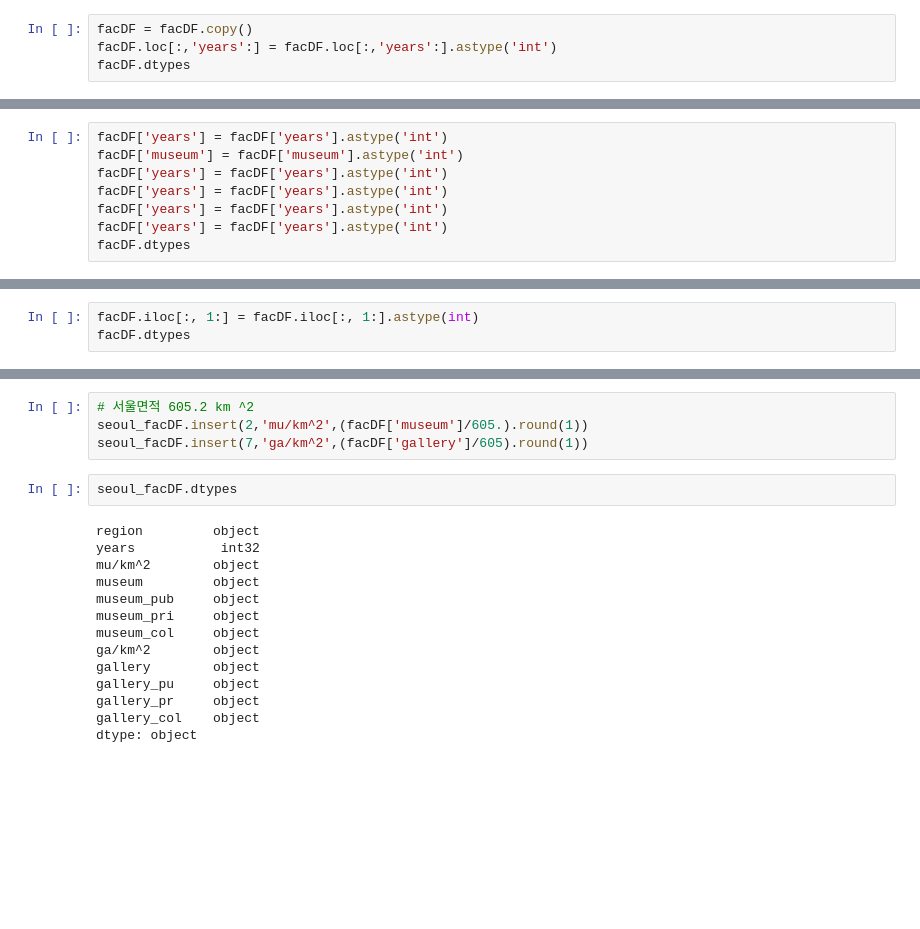
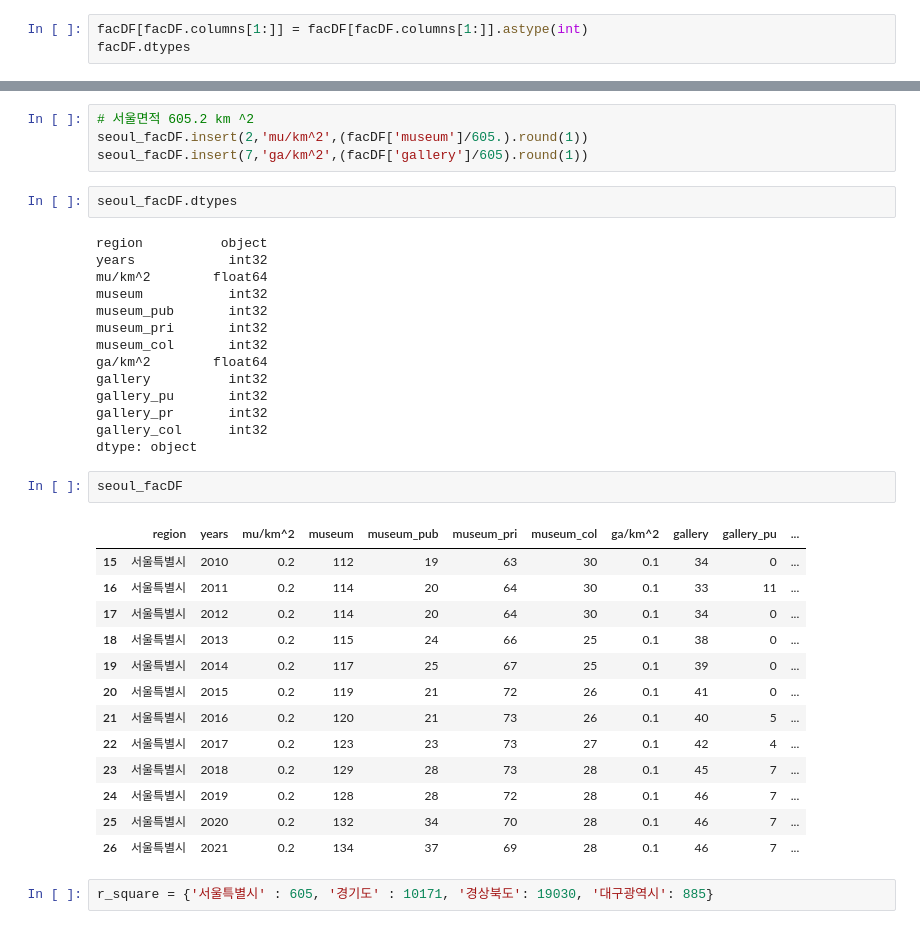
Before and after one commit to matdongsan5/Project, a Jupyter notebook: Numpy_이정욱/check.ipynb, the cells around one changed output, grey strips where cells are left out. Cells and saved outputs as stored; diff of their text form; blank space fills up the shorter version.

```diff
--- a/Numpy_이정욱/check.ipynb
+++ b/Numpy_이정욱/check.ipynb
@@ -50,6 +61,5 @@ facDF = facDF.drop(0)
 facDF = facDF.replace('-','0')
 facDF = facDF.replace('...','0')
 # %%
-facDF = facDF.copy()
-facDF.loc[:,'years':] = facDF.loc[:,'years':].astype('int')
+facDF[facDF.columns[1:]] = facDF[facDF.columns[1:]].astype(int)
 facDF.dtypes
@@ -56,8 +77,0 @@ facDF.dtypes
-# %%
-facDF['years'] = facDF['years'].astype('int')
-facDF['museum'] = facDF['museum'].astype('int')
-facDF['years'] = facDF['years'].astype('int')
-facDF['years'] = facDF['years'].astype('int')
-facDF['years'] = facDF['years'].astype('int')
-facDF['years'] = facDF['years'].astype('int')
-facDF.dtypes
@@ -76,3 +77,0 @@ dtype: object
-# %%
-facDF.iloc[:, 1:] = facDF.iloc[:, 1:].astype(int)
-facDF.dtypes
@@ -129,16 +116,34 @@ seoul_facDF.insert(7,'ga/km^2',(facDF['gallery']/605).round(1))
 # %%
 seoul_facDF.dtypes
 # %% [output]
-region         object
-years           int32
-mu/km^2        object
-museum         object
-museum_pub     object
-museum_pri     object
-museum_col     object
-ga/km^2        object
-gallery        object
-gallery_pu     object
-gallery_pr     object
-gallery_col    object
+region          object
+years            int32
+mu/km^2        float64
+museum           int32
+museum_pub       int32
+museum_pri       int32
+museum_col       int32
+ga/km^2        float64
+gallery          int32
+gallery_pu       int32
+gallery_pr       int32
+gallery_col      int32
 dtype: object
+# %%
+seoul_facDF
+# %% [output]
+|  | region | years | mu/km^2 | museum | museum_pub | museum_pri | museum_col | ga/km^2 | gallery | gallery_pu | ... |
+| 15 | 서울특별시 | 2010 | 0.2 | 112 | 19 | 63 | 30 | 0.1 | 34 | 0 | ... |
+| 16 | 서울특별시 | 2011 | 0.2 | 114 | 20 | 64 | 30 | 0.1 | 33 | 11 | ... |
+| 17 | 서울특별시 | 2012 | 0.2 | 114 | 20 | 64 | 30 | 0.1 | 34 | 0 | ... |
+| 18 | 서울특별시 | 2013 | 0.2 | 115 | 24 | 66 | 25 | 0.1 | 38 | 0 | ... |
+| 19 | 서울특별시 | 2014 | 0.2 | 117 | 25 | 67 | 25 | 0.1 | 39 | 0 | ... |
+| 20 | 서울특별시 | 2015 | 0.2 | 119 | 21 | 72 | 26 | 0.1 | 41 | 0 | ... |
+| 21 | 서울특별시 | 2016 | 0.2 | 120 | 21 | 73 | 26 | 0.1 | 40 | 5 | ... |
+| 22 | 서울특별시 | 2017 | 0.2 | 123 | 23 | 73 | 27 | 0.1 | 42 | 4 | ... |
+| 23 | 서울특별시 | 2018 | 0.2 | 129 | 28 | 73 | 28 | 0.1 | 45 | 7 | ... |
+| 24 | 서울특별시 | 2019 | 0.2 | 128 | 28 | 72 | 28 | 0.1 | 46 | 7 | ... |
+| 25 | 서울특별시 | 2020 | 0.2 | 132 | 34 | 70 | 28 | 0.1 | 46 | 7 | ... |
+| 26 | 서울특별시 | 2021 | 0.2 | 134 | 37 | 69 | 28 | 0.1 | 46 | 7 | ... |
+# %%
+r_square = {'서울특별시' : 605, '경기도' : 10171, '경상북도': 19030, '대구광역시': 885}
```
Also changed, not shown: parts of 9 cells of this notebook, 2 other files.
